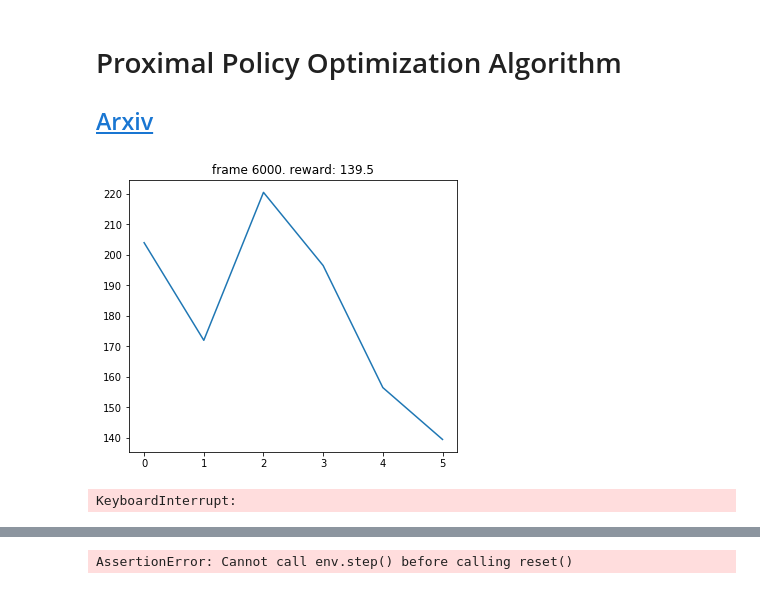
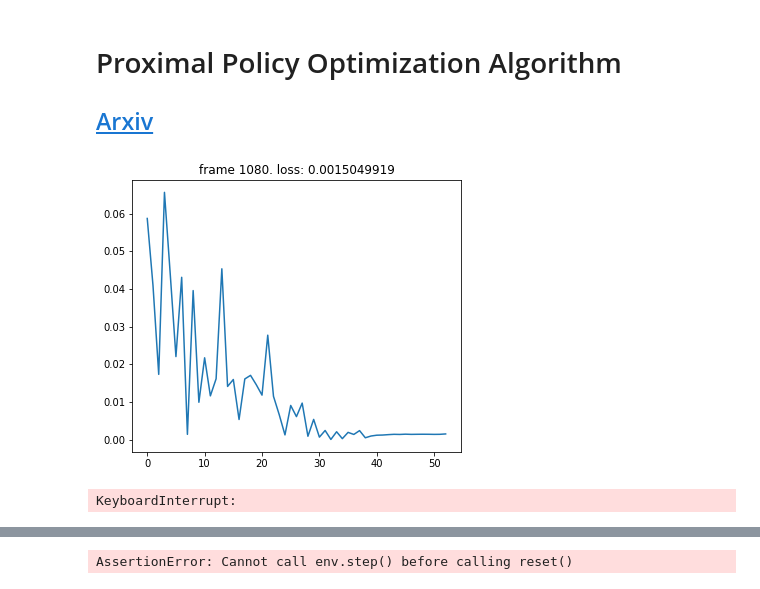
Before and after one commit to LukeDitria/RL, a Jupyter notebook: ppo3.ipynb, the cells around one changed output, grey strips where cells are left out. Cells and saved outputs as stored; diff of their text form; code cells hidden in the pictures.

Commit message:
PPO3 spaceinvaders multiframes

```diff
--- a/ppo3.ipynb
+++ b/ppo3.ipynb
@@ -141,6 +175,8 @@ def ppo_iter(mini_batch_size, states, actions, log_probs, returns, advantage):
 
 
 def ppo_update(ppo_epochs, mini_batch_size, states, actions, log_probs, returns, advantages, clip_param=0.2):
+    Av_loss = 0
+    loss_count = 0
     for _ in range(ppo_epochs):
         for state, action, old_log_probs, return_, advantage in ppo_iter(mini_batch_size, states, actions, log_probs, returns, advantages):
             dist, _ = Actor(state)
@@ -157,12 +193,14 @@ def ppo_update(ppo_epochs, mini_batch_size, states, actions, log_probs, returns,
 
             loss = 0.5 * critic_loss + actor_loss - 0.001 * entropy
 
-            optimizer_Actor.zero_grad()
-            optimizer_Critic.zero_grad()
+            optimizer.zero_grad()
             loss.backward()
+            optimizer.step()
 
-            optimizer_Actor.step()
-            optimizer_Critic.step()
+        Av_loss = loss.detach().cpu().numpy()
+        #loss_count +=1
+        #print(loss_count)
+    return (Av_loss)
 # %%
 frame_size= env.observation_space.shape
 #num_outputs = envs.action_space.shape[0]
@@ -170,8 +208,8 @@ num_inputs  = frame_size[2]
 num_outputs = 6
 
 #Hyper params:
-hidden_size      = 256
-lr               = 3e-4
+Start_lr         = 1e-4
+lr               = Start_lr
 num_steps        = 20
 mini_batch_size  = 5
 ppo_epochs       = 4
@@ -179,8 +217,7 @@ threshold_reward = 500
 
 Actor = PPO(num_inputs, num_outputs).to(device)
 Critic = PPO(num_inputs, 1).to(device)
-optimizer_Actor = optim.Adam(Actor.parameters(), lr=lr)
-optimizer_Critic = optim.Adam(Critic.parameters(), lr=lr)
+optimizer = optim.Adam(list(Actor.parameters())+list(Critic.parameters()), lr=lr)
 # %%
 max_frames = 15000
 frame_idx  = 0
@@ -188,10 +225,19 @@ test_rewards = []
 # %%
 
 early_stop = False
+Av_loss = [];
 
 while frame_idx < max_frames and not early_stop:
 
-    State = envs.reset().transpose((0,3, 1, 2))
+    Old_State = envs.reset().transpose((0,3, 1, 2))
+    Old_State = torch.FloatTensor(Old_State).to(device)
+
+    Start_Action = []
+    for _ in range(num_envs):
+        Start_Action.append(envs.action_space.sample())
+
+    New_State, _, _, _ = envs.step(Start_Action)
+    New_State = New_State.transpose((0,3, 1, 2))
 
     log_probs = []
     values    = []
@@ -202,10 +248,13 @@ while frame_idx < max_frames and not early_stop:
     entropy = 0
 
     for _ in range(num_steps):
-        State = torch.FloatTensor(State).to(device)
 
-        dist, _ = Actor(State)
-        _, value = Critic(State)
+        New_State = torch.FloatTensor(New_State).to(device)
+        State_Diff = Old_State - New_State
+        Old_State = New_State
+
+        dist, _ = Actor(State_Diff)
+        _, value = Critic(State_Diff)
 
 
         action = dist.sample()
@@ -214,39 +263,46 @@ while frame_idx < max_frames and not early_stop:
         next_state, reward, done, _ = envs.step(action_indx.cpu().numpy())
         log_prob = dist.log_prob(action)
         entropy += dist.entropy().mean()
 
         log_probs.append(log_prob)
         values.append(value)
         rewards.append(torch.FloatTensor(reward).unsqueeze(1).to(device))
         masks.append(torch.FloatTensor(1 - done).unsqueeze(1).to(device))
 
-        states.append(State)
+        states.append(State_Diff)
         actions.append(action)
 
-        State = next_state.transpose((0,3, 1, 2))
+        New_State = next_state.transpose((0,3, 1, 2))
         frame_idx += 1
 
         if frame_idx % 1000 == 0:
             test_reward = np.mean([test_env() for _ in range(10)])
             test_rewards.append(test_reward)
             plot(frame_idx, test_rewards)
             if test_reward > threshold_reward: early_stop = True
+            lr = Start_lr
 
-    next_state = torch.FloatTensor(State).to(device)
+    New_State = torch.FloatTensor(New_State).to(device)
+    State_Diff = Old_State - New_State
 
-    _, next_value = Critic(next_state)
+    _, next_value = Critic(State_Diff)
     returns = compute_gae(next_value, rewards, masks, values)
 
     returns   = torch.cat(returns).detach()
     log_probs = torch.cat(log_probs).detach()
     values    = torch.cat(values).detach()
     states    = torch.cat(states)
     actions   = torch.cat(actions)
     advantage = returns - values
 
-    ppo_update(ppo_epochs, mini_batch_size, states, actions, log_probs, returns, advantage)
+    loss_Av = abs(ppo_update(ppo_epochs, mini_batch_size, states, actions, log_probs, returns, advantage))
+    if frame_idx >20:
+        Av_loss.append(loss_Av)
+        loss_plot(frame_idx,Av_loss)
+
+    adjust_lr(optimizer, frame_idx)
 # %% [output]
-[figure, old version]
+[figure, new version]
 KeyboardInterrupt:
 # %%
 total_reward = 0
```
Also changed, not shown: parts of 5 cells of this notebook, 4 other files.
